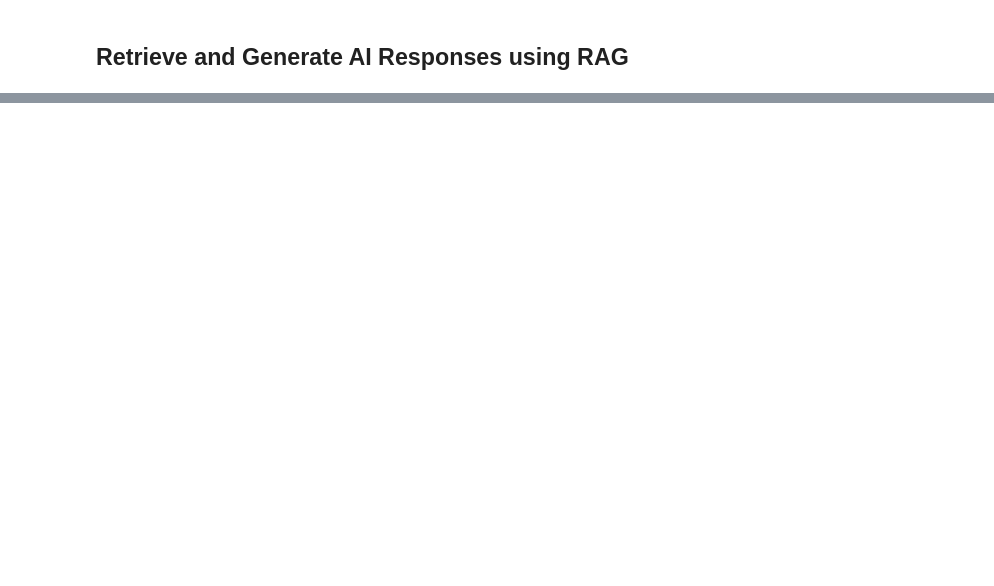
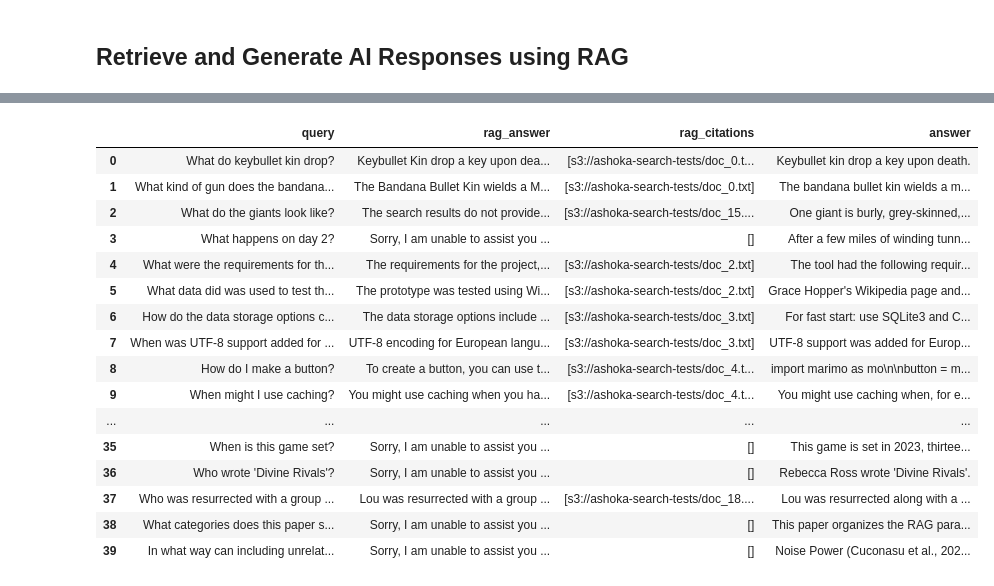
Before and after one commit to NumanticSolutions/rag_search, a Jupyter notebook: aws_bedrock/S30_search_bedrock_knowledgebase.ipynb, the cells around one changed output, grey strips where cells are left out. Cells and saved outputs as stored; diff of their text form; code cells hidden in the pictures; blank space fills up the shorter version.

```diff
--- a/aws_bedrock/S30_search_bedrock_knowledgebase.ipynb
+++ b/aws_bedrock/S30_search_bedrock_knowledgebase.ipynb
@@ -350,0 +433,30 @@ rag_analyzer.df_rag_res
+# %%
+df_rag_res_ans = rag_analyzer.df_rag_res.copy(deep=True)
+
+df_rag_res_ans["answer"] = ""
+for idx in df_rag_res_ans.index:
+    if df_rag_res_ans.loc[idx, "query"] == df_spqs.loc[idx, "question"]:
+        df_rag_res_ans.loc[idx, "answer"] = df_spqs.loc[idx, "answer"]
+    else:
+        print("query problem: {}".format(idx))
+
+# df_spqs
+df_rag_res_ans
+# %% [output]
+|  | query | rag_answer | rag_citations | answer |
+| 0 | What do keybullet kin drop? | Keybullet Kin drop a key upon dea... | [s3://ashoka-search-tests/doc_0.t... | Keybullet kin drop a key upon death. |
+| 1 | What kind of gun does the bandana... | The Bandana Bullet Kin wields a M... | [s3://ashoka-search-tests/doc_0.txt] | The bandana bullet kin wields a m... |
+| 2 | What do the giants look like? | The search results do not provide... | [s3://ashoka-search-tests/doc_15.... | One giant is burly, grey-skinned,... |
+| 3 | What happens on day 2? | Sorry, I am unable to assist you ... | [] | After a few miles of winding tunn... |
+| 4 | What were the requirements for th... | The requirements for the project,... | [s3://ashoka-search-tests/doc_2.txt] | The tool had the following requir... |
+| 5 | What data did was used to test th... | The prototype was tested using Wi... | [s3://ashoka-search-tests/doc_2.txt] | Grace Hopper's Wikipedia page and... |
+| 6 | How do the data storage options c... | The data storage options include ... | [s3://ashoka-search-tests/doc_3.txt] | For fast start: use SQLite3 and C... |
+| 7 | When was UTF-8 support added for ... | UTF-8 encoding for European langu... | [s3://ashoka-search-tests/doc_3.txt] | UTF-8 support was added for Europ... |
+| 8 | How do I make a button? | To create a button, you can use t... | [s3://ashoka-search-tests/doc_4.t... | import marimo as mo\n\nbutton = m... |
+| 9 | When might I use caching? | You might use caching when you ha... | [s3://ashoka-search-tests/doc_4.t... | You might use caching when, for e... |
+| ... | ... | ... | ... | ... |
+| 35 | When is this game set? | Sorry, I am unable to assist you ... | [] | This game is set in 2023, thirtee... |
+| 36 | Who wrote 'Divine Rivals'? | Sorry, I am unable to assist you ... | [] | Rebecca Ross wrote 'Divine Rivals'. |
+| 37 | Who was resurrected with a group ... | Lou was resurrected with a group ... | [s3://ashoka-search-tests/doc_18.... | Lou was resurrected along with a ... |
+| 38 | What categories does this paper s... | Sorry, I am unable to assist you ... | [] | This paper organizes the RAG para... |
+| 39 | In what way can including unrelat... | Sorry, I am unable to assist you ... | [] | Noise Power (Cuconasu et al., 202... |
```
Also changed, not shown: parts of 9 cells of this notebook, 1 other file.
